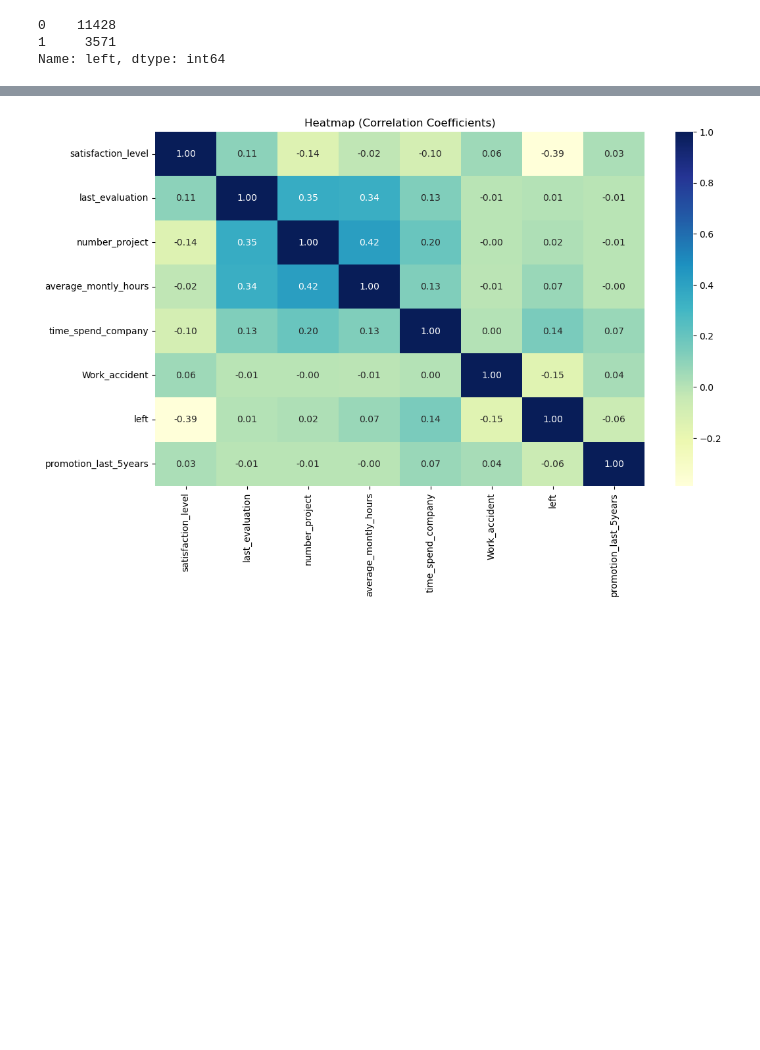
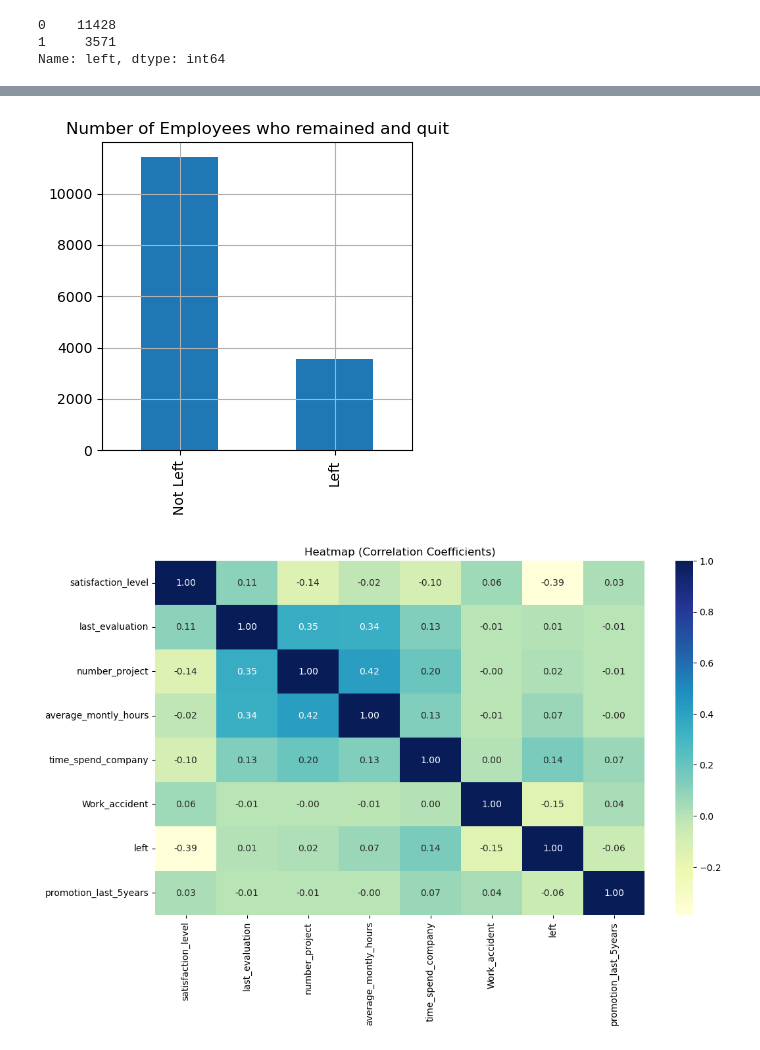
Before and after one commit to Mustaphayinka/Applied_Data_Science, a Jupyter notebook: Data analysis on HR Analytics data.ipynb, the cells around one changed output, grey strips where cells are left out. Cells and saved outputs as stored; diff of their text form; code cells hidden in the pictures; blank space fills up the shorter version.

```diff
--- a/Data analysis on HR Analytics data.ipynb
+++ b/Data analysis on HR Analytics data.ipynb
@@ -121,3 +119,7 @@ SyntaxError: expected ':' (2894979200.py, line 2)
+# %%
+plot_total_left(df)
+# %% [output]
+[figure, added]
 # %%
 def plot_correlation_heatmap(df):
     """
```
Also changed, not shown: parts of 1 cell of this notebook.
